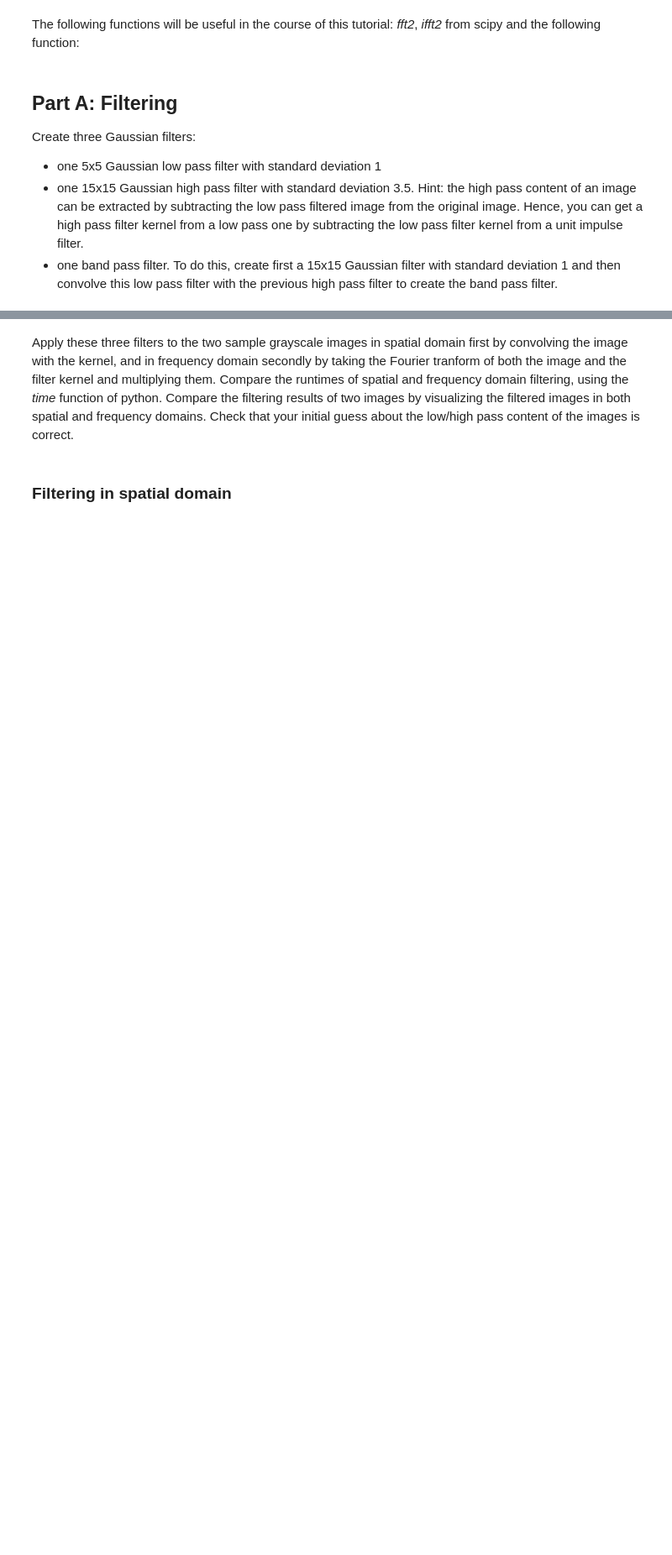
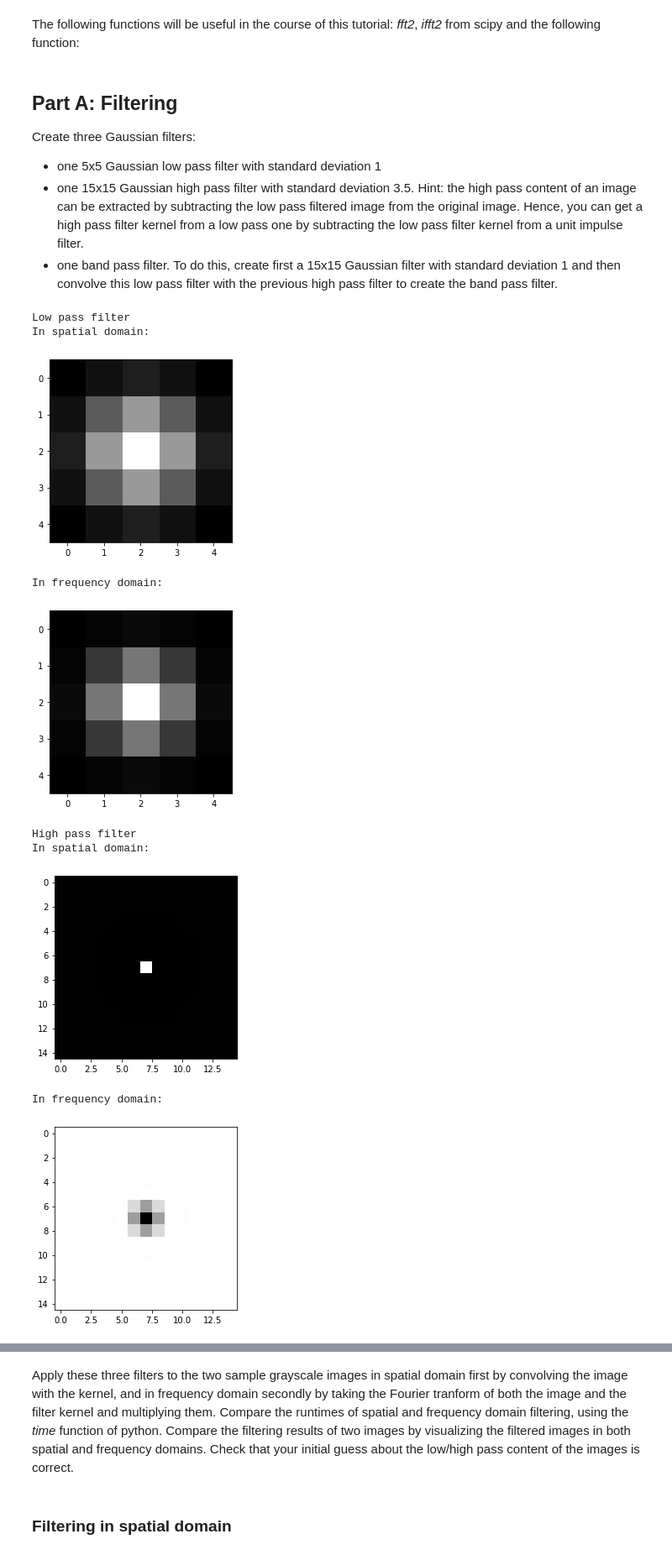
Before and after one commit to dvdblk/viscomp_tutorials, a Jupyter notebook: tutorials_cv/W4/W4_exercise.ipynb, the cells around one changed output, grey strips where cells are left out. Shown at 84% size. Cells and saved outputs as stored; diff of their text form; code cells hidden in the pictures; blank space fills up the shorter version.

```diff
--- a/tutorials_cv/W4/W4_exercise.ipynb
+++ b/tutorials_cv/W4/W4_exercise.ipynb
@@ -82,0 +79,41 @@ Create three Gaussian filters:
+# %%
+# Low pass filter
+# Enter your code here
+lp_filter = gaussian_filter((5, 5), 1)
+print("Low pass filter\nIn spatial domain:")
+imshow(lp_filter, cmap='gray')
+show()
+print("In frequency domain:")
+imshow(np.abs(fftshift(fft2(lp_filter))), cmap='gray')
+show()
+
+# High pass filter
+# Enter your code here
+hp_filter = unit_impulse((15, 15), idx='mid') - gaussian_filter((15, 15), 3.5)
+print("High pass filter \nIn spatial domain:")
+imshow(hp_filter, cmap='gray')
+show()
+print("In frequency domain:")
+imshow(np.abs(fftshift(fft2(hp_filter))), cmap='gray')
+show()
+
+# Band pass filter
+# Enter your code here
+bp_filter = convolve(gaussian_filter((15, 15), 1), hp_filter)
+print("Band pass filter\nIn spatial domain:")
+imshow(bp_filter, cmap='gray')
+show()
+print("In frequency domain:")
+imshow(np.abs(fftshift(fft2(bp_filter))), cmap='gray')
+show()
+# %% [output]
+Low pass filter
+In spatial domain:
+[figure, added]
+In frequency domain:
+[figure, added]
+High pass filter
+In spatial domain:
+[figure, added]
+In frequency domain:
+[figure, added]
```
Also changed, not shown: parts of 24 cells of this notebook.
